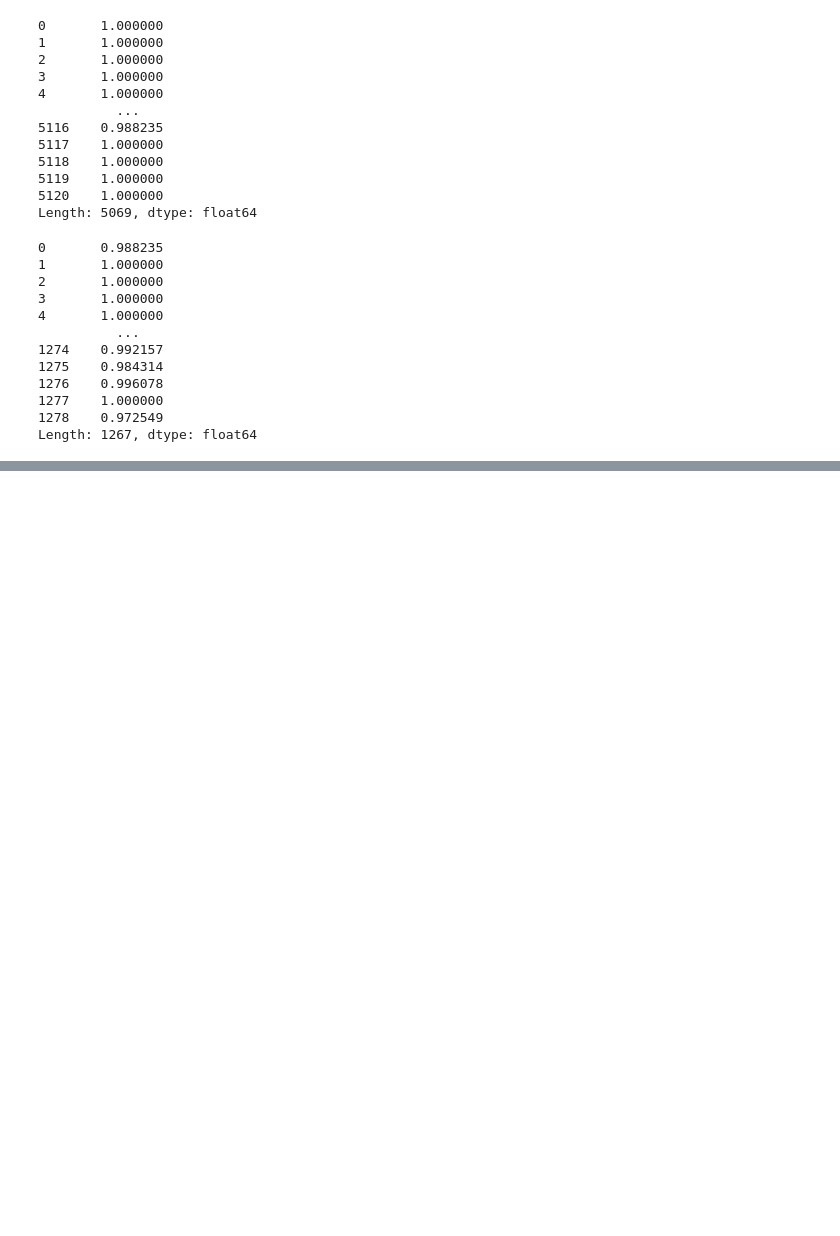
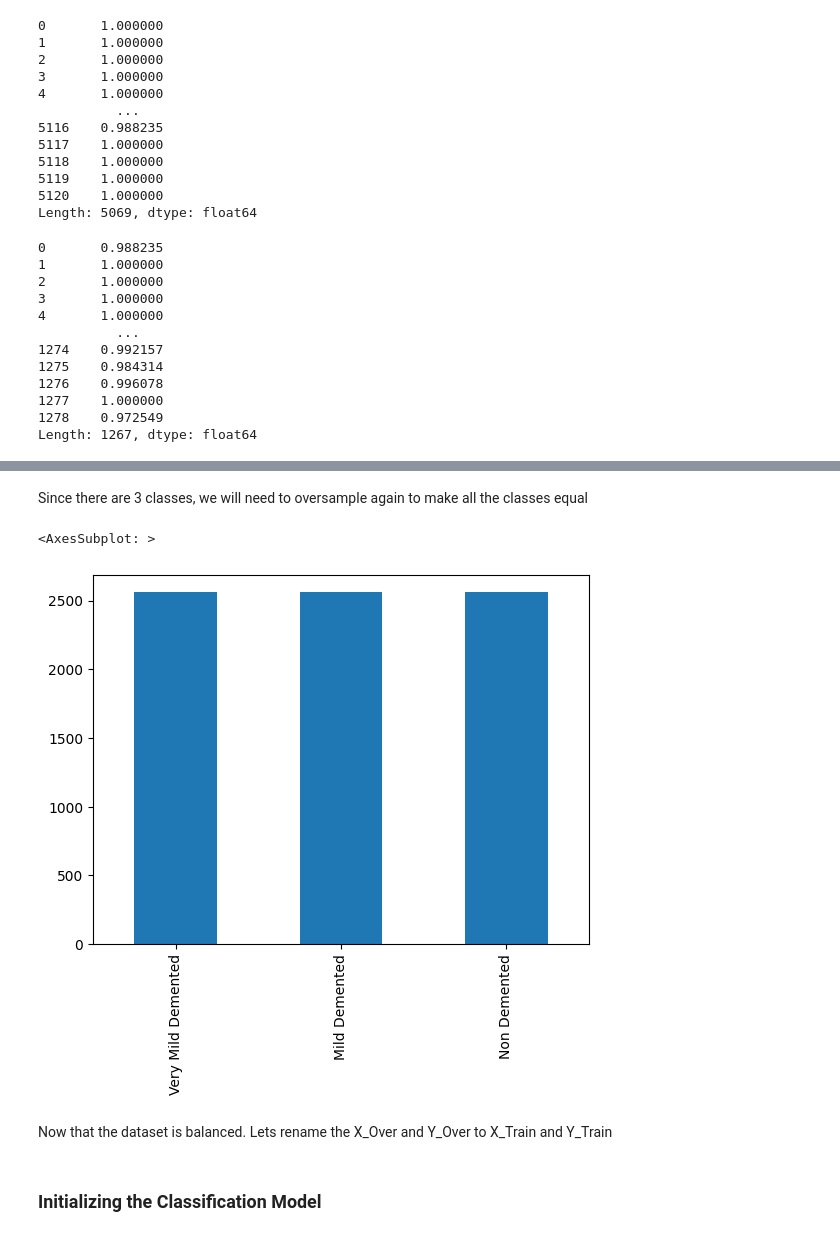
Before and after one commit to bigyambat/TRGN515_ML_Project, a Jupyter notebook: ML.ipynb, the cells around one changed output, grey strips where cells are left out. Drawn from its saved outputs; the diff is of its cells as text; code cells hidden in the pictures; blank space fills up the shorter version.

```diff
--- a/ML.ipynb
+++ b/ML.ipynb
@@ -305,0 +413,12 @@ Length: 1267, dtype: float64
+# %% [markdown]
+Since there are 3 classes, we will need to oversample again to make all the classes equal
+# %%
+X_Over, Y_Over = oversample.fit_resample(X_Over, Y_Over)
+# %%
+Y_Over_df = pd.DataFrame(Y_Over)
+Y_Over_df['Labels'].value_counts().plot(kind='bar')
+# %% [output]
+<AxesSubplot: >
+[figure, added]
+# %% [markdown]
+Now that the dataset is balanced. Lets rename the X_Over and Y_Over to X_Train and Y_Train
@@ -305,0 +428,2 @@ Length: 1267, dtype: float64
+# %% [markdown]
+### Initializing the Classification Model
```
Also changed, not shown: parts of 23 cells of this notebook.
